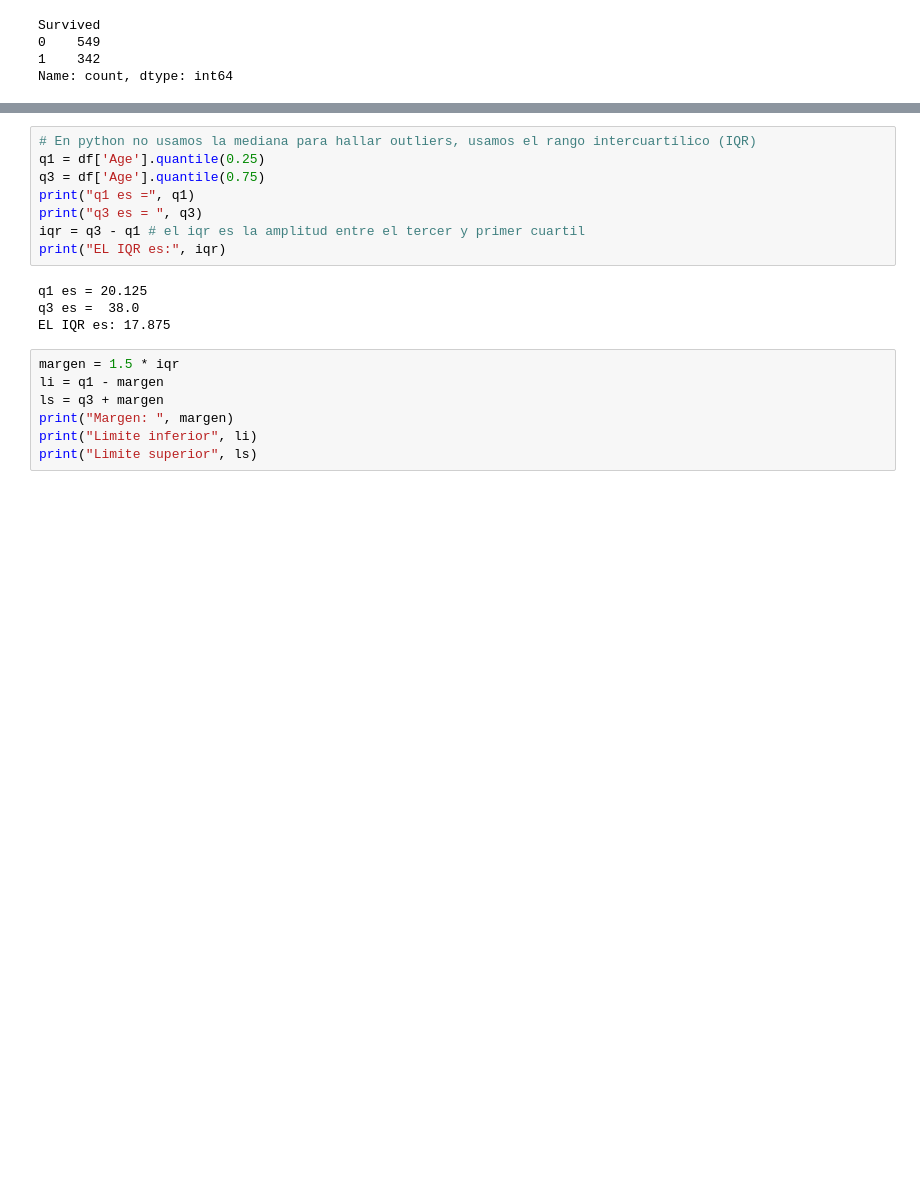
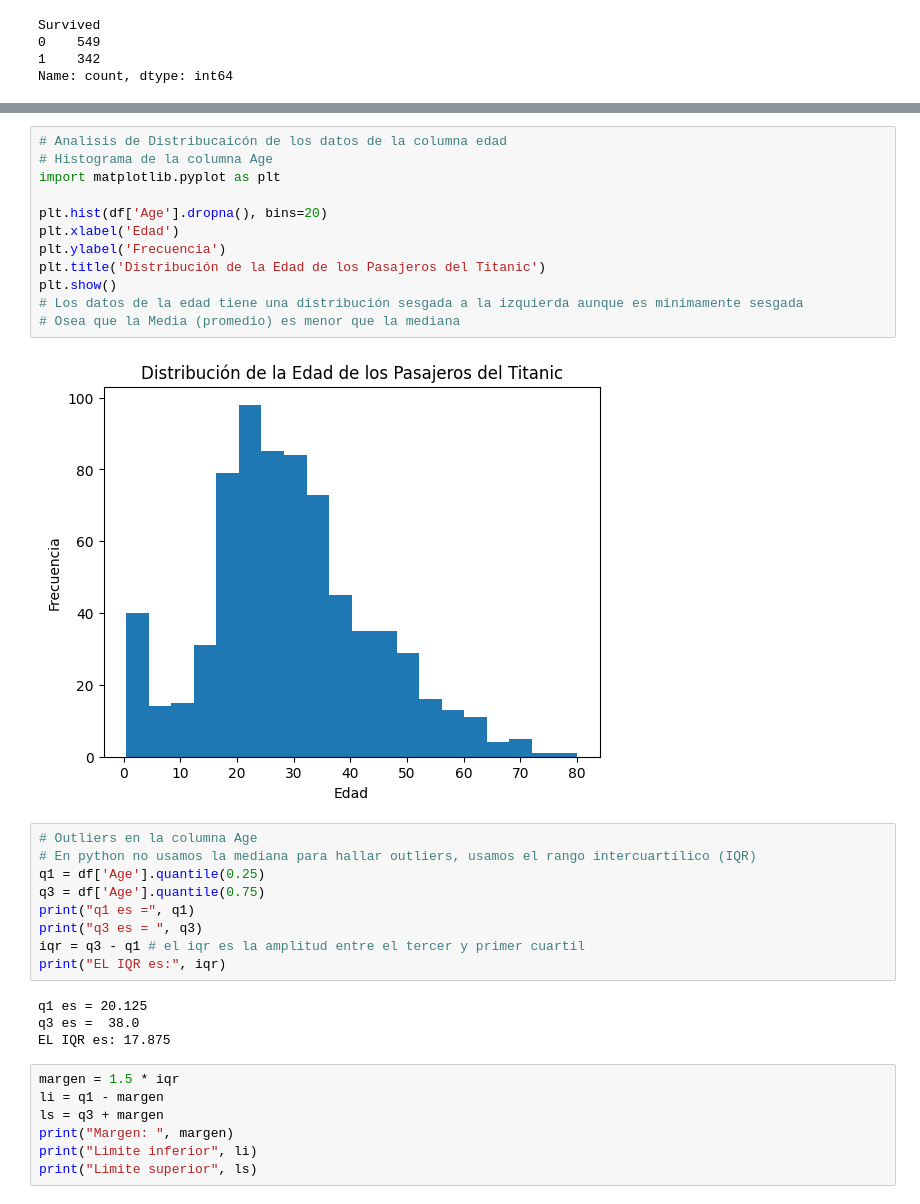
Before and after one commit to ander-coar/TitanicML, a Jupyter notebook: notebooks/01_eda.ipynb, the cells around one changed output, grey strips where cells are left out. Cells and saved outputs as stored; diff of their text form; blank space fills up the shorter version.

```diff
--- a/notebooks/01_eda.ipynb
+++ b/notebooks/01_eda.ipynb
@@ -137,4 +182,19 @@ Name: count, dtype: int64
+# %%
+# Analisis de Distribucaicón de los datos de la columna edad
+# Histograma de la columna Age
+import matplotlib.pyplot as plt
+
+plt.hist(df['Age'].dropna(), bins=20)
+plt.xlabel('Edad')
+plt.ylabel('Frecuencia')
+plt.title('Distribución de la Edad de los Pasajeros del Titanic')
+plt.show()
+# Los datos de la edad tiene una distribución sesgada a la izquierda aunque es minimamente sesgada
+# Osea que la Media (promedio) es menor que la mediana
+# %% [output]
+[figure, added]
 # %%
+# Outliers en la columna Age
 # En python no usamos la mediana para hallar outliers, usamos el rango intercuartílico (IQR)
 q1 = df['Age'].quantile(0.25)
 q3 = df['Age'].quantile(0.75)
```
Also changed, not shown: parts of 26 cells of this notebook, 2 other files.
